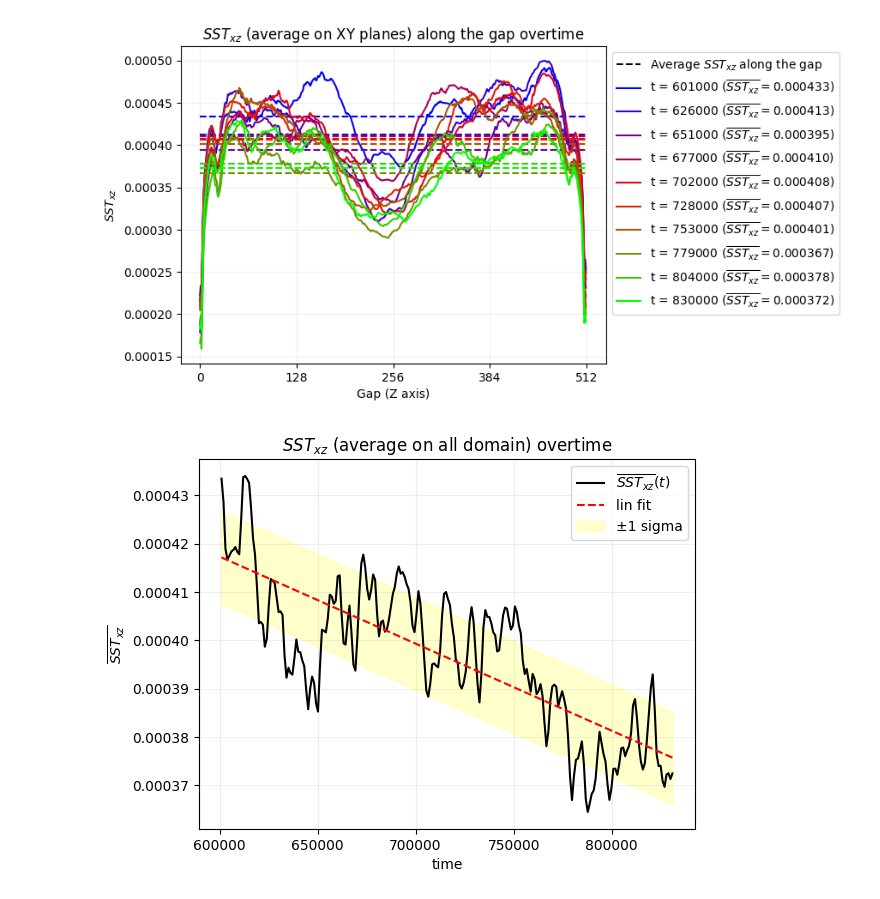
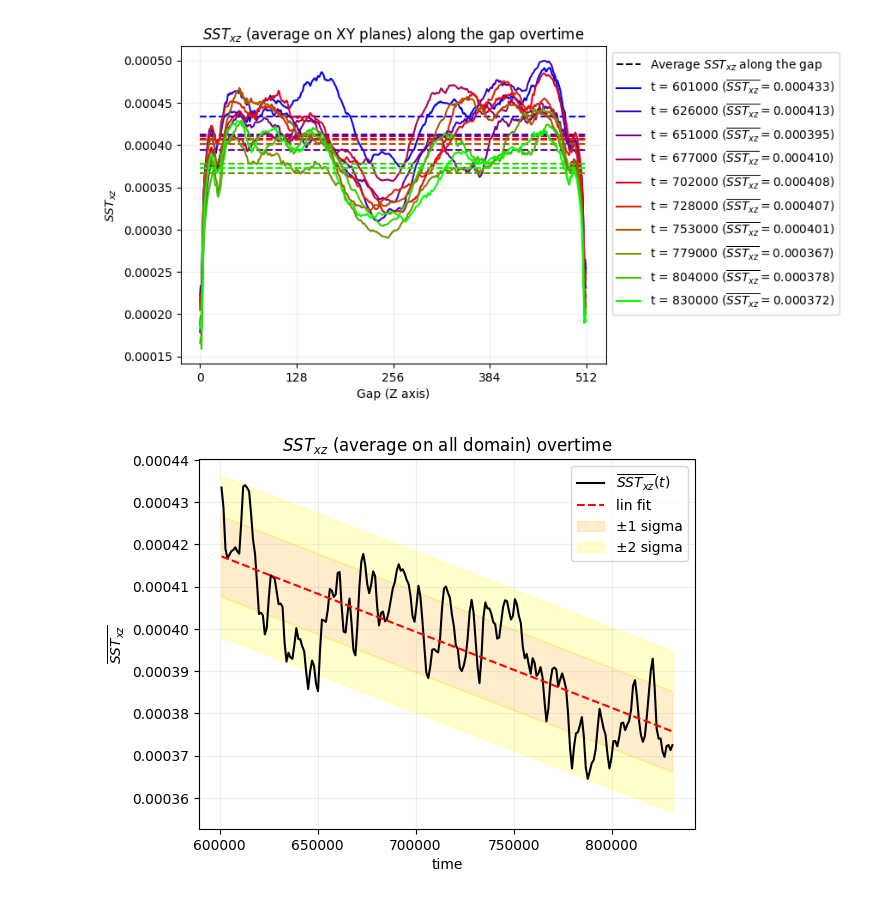
Before and after one commit to mattiamencagli/my-python-plots, a Jupyter notebook: Flow_Matters/SST_statistics.ipynb, the cells around one changed output. Drawn from its saved outputs; the diff is of its cells as text; code cells hidden in the pictures.

```diff
--- a/Flow_Matters/SST_statistics.ipynb
+++ b/Flow_Matters/SST_statistics.ipynb
@@ -73,7 +73,9 @@ def pplot(SST, comp):
     plt.figure(2)
     plt.plot(T, aveSST, color='black', label=r"$\overline{SST_{%s}}(t)$"%comp)
     plt.plot(T, m*T+b, color='red', linestyle='--', label='lin fit')
-    plt.fill_between(T, m*T+b+sigma, m*T+b-sigma, color='yellow', alpha=0.2, label='±1 sigma')
+    plt.fill_between(T, m*T+b+sigma, m*T+b-sigma, color='orange', alpha=0.2, label='±1 sigma')
+    plt.fill_between(T, m*T+b+sigma, m*T+b+2*sigma, color='yellow', alpha=0.2, label='±2 sigma')
+    plt.fill_between(T, m*T+b-sigma, m*T+b-2*sigma, color='yellow', alpha=0.2)
     # plt.plot(T, m*T+b+sigma, color='red', linestyle='--', linewidth=0.5)
     # plt.plot(T, m*T+b-sigma, color='red', linestyle='--', linewidth=0.5)
     plt.xlabel("time")
@@ -87,31 +89,31 @@ def pplot(SST, comp):
 if 0:
     options = {'xx':SSTxx, 'xy':SSTxy, 'xz':SSTxz, 'yy':SSTyy, 'yz':SSTyz, 'zz':SSTzz}
     # Function to show the selected option in a popup
     def show_selection():
         selected_option = selected.get()
         # messagebox.showinfo("Your Selection", f"You selected: {selected_option}")
         pplot(options[selected_option],selected_option)
         root.destroy()  # Close the window
     # Create main window
     root = tk.Tk()
     root.title("Choose an component of the SST")
     root.geometry("400x300")
     # Variable to store selected option
     selected = tk.StringVar(value="None")
     # Widgets
     tk.Label(root, text="Please select an option:").pack(pady=10)
     for i,case in enumerate(options):
         tk.Radiobutton(root, text=case, variable=selected, value=case).pack(anchor='c')
     tk.Button(root, text="Submit", command=show_selection).pack(pady=15)
     # Start the GUI loop
     root.mainloop()
 
 # pplot(SSTxx,"xx")
 # pplot(SSTxy,"xy")
 pplot(SSTxz,"xz") # <---------------------
 # pplot(SSTyy,"yy")
 # pplot(SSTyz,"yz")
 # pplot(SSTzz,"zz")
 # %% [output]
 [figure]
-[figure, old version]
+[figure, new version]
```
